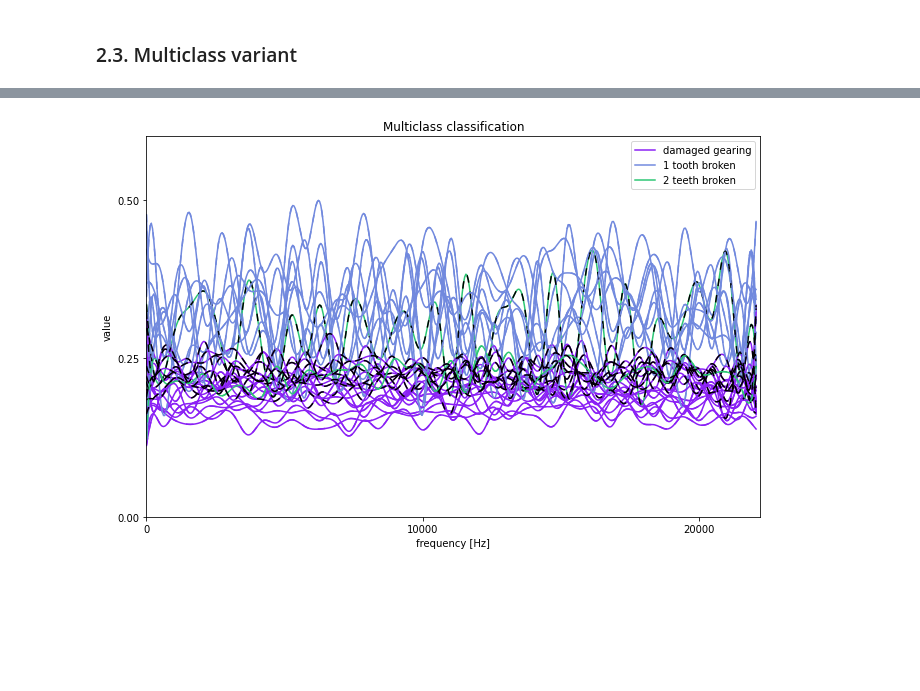
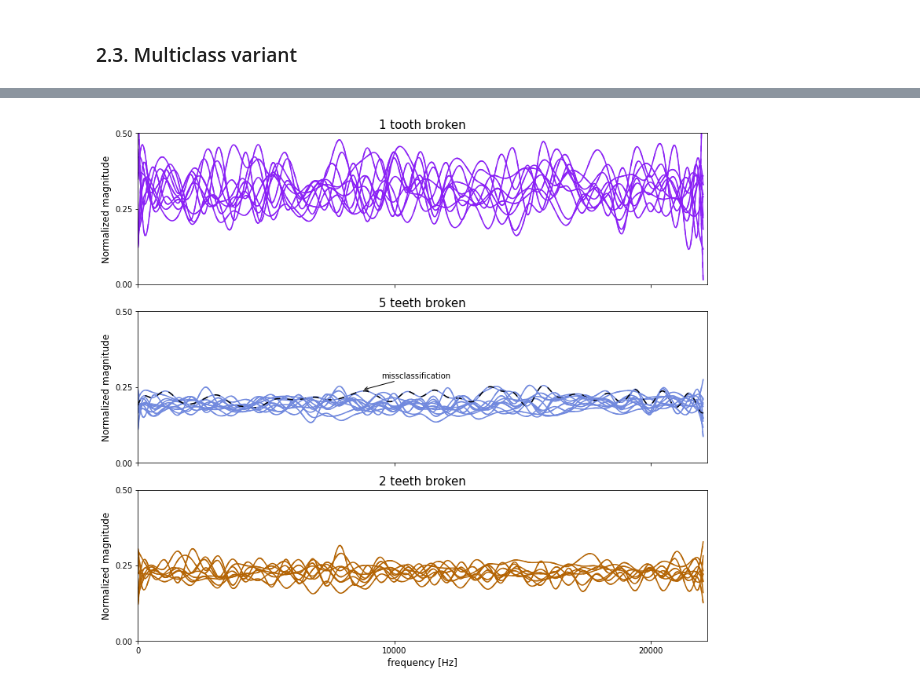
Before and after one commit to Porbi96/fda-time-series-classification, a Jupyter notebook: src/main.ipynb, the cells around one changed output, grey strips where cells are left out. Drawn from its saved outputs; the diff is of its cells as text; code cells hidden in the pictures; blank space fills up the shorter version.

Commit message:
Add figures, update main notebook

```diff
--- a/src/main.ipynb
+++ b/src/main.ipynb
@@ -324,12 +329,12 @@ The PostScript backend does not support transparency; partially transparent arti
 from multiclass_logistic_regression import MulticlassLogisticRegression
 
 # Choose three or more classes/datasets:
-fd1 = fd_up_fft
-fd2 = fd_1_fft
+fd1 = fd_1_fft
+fd2 = fd_5_fft
 fd3 = fd_2_fft
 
-fd1_label = 'damaged gearing'
-fd2_label = '1 tooth broken'
+fd1_label = '1 tooth broken'
+fd2_label = '5 teeth broken'
 fd3_label = '2 teeth broken'
 
 # Dataset concatenation:
@@ -364,13 +369,13 @@ fd_size = fd_basis.n_samples
 y = fd_size//3*[0] + fd_size//3*[1] + fd_size//3*[2]
 
 # Splitting with help of scikit-learn function:
-# x_train, x_val, y_train, y_val = train_test_split(fd_basis, y, test_size=0.3, random_state=55, shuffle=True)
+x_train, x_val, y_train, y_val = train_test_split(fd_basis, y, test_size=0.34, random_state=21, shuffle=True, stratify=y)
 
 # Or splitting on two exact parts - may work better with small datasets as this one
-x_train = fd_basis[::3].concatenate(fd_basis[1::3])
-x_val = fd_basis[2::3]
-y_train = y[::3] + y[1::3]
-y_val = y[2::3]
+# x_train = fd_basis[::3].concatenate(fd_basis[1::3])
+# x_val = fd_basis[2::3]
+# y_train = y[::3] + y[1::3]
+# y_val = y[2::3]
 
 model = MulticlassLogisticRegression()
 model.fit(x_train, y_train)
@@ -425,39 +430,77 @@ labels_wrong[y_pred != y_val] = 'wrong'
 colors = {
     fd1_label: '#8a20f5',
     fd2_label: '#7189de',
-    fd3_label: '#2cc774',
+    fd3_label: '#b46404',
     'wrong': 'black'
 }
 
-fig, ax = plt.subplots(1, figsize=(11, 7))
-x_val.plot(
-    axes=ax,
-    group=labels_pred,
+fig, axes = plt.subplots(3, 1, figsize=(11, 10), sharex=True)
+fig.set_tight_layout(True)
+x_val[y_pred==0].plot(
+    axes=axes[0],
+    group=labels_pred[y_pred==0],
     group_colors=colors,
     linewidth=1.5,
 )
-
-x_val.plot(
-    axes=ax,
-    group=labels_wrong,
+x_val[y_pred==0].plot(
+    axes=axes[0],
+    group=labels_wrong[y_pred==0],
     group_colors=colors,
     linewidth=1.5,
     linestyle=(0, (5, 6))
 )
 
+x_val[y_pred==1].plot(
+    axes=axes[1],
+    group=labels_pred[y_pred==1],
+    group_colors=colors,
+    linewidth=1.5,
+)
+x_val[y_pred==1].plot(
+    axes=axes[1],
+    group=labels_wrong[y_pred==1],
+    group_colors=colors,
+    linewidth=1.5,
+    linestyle=(0, (5, 6))
+)
 
-ax.set_title("Multiclass classification")
-ax.set(xlabel='frequency [Hz]', ylabel='value')
-ax.legend([fd1_label, fd2_label, fd3_label])
-ax.xaxis.set_ticks(np.arange(0, 23000, 10000))
-ax.yaxis.set_ticks(np.arange(0, 0.6, 0.25))
-leg = ax.get_legend()
-leg.legendHandles[0].set_color(colors[fd1_label])
-leg.legendHandles[1].set_color(colors[fd2_label])
-leg.legendHandles[2].set_color(colors[fd3_label])
-plt.ylim([0, 0.6])
-plt.xlim([0, 22200])
+x_val[y_pred==2].plot(
+    axes=axes[2],
+    group=labels_pred[y_pred==2],
+    group_colors=colors,
+    linewidth=1.5,
+)
+x_val[y_pred==2].plot(
+    axes=axes[2],
+    group=labels_wrong[y_pred==2],
+    group_colors=colors,
+    linewidth=1.5,
+    linestyle=(0, (5, 6))
+)
 
+axes[0].set_title(fd1_label, fontsize=15)
+axes[0].set_ylabel('Normalized magnitude', fontsize=12)
+axes[0].xaxis.set_ticks(np.arange(0, 23000, 10000))
+axes[0].yaxis.set_ticks(np.arange(0, 0.6, 0.25))
+axes[0].set_ylim([0, 0.5])
+axes[0].set_xlim([0, 22200])
+
+axes[1].set_title(fd2_label, fontsize=15)
+axes[1].set_ylabel('Normalized magnitude', fontsize=12)
+axes[1].xaxis.set_ticks(np.arange(0, 23000, 10000))
+axes[1].yaxis.set_ticks(np.arange(0, 0.6, 0.25))
+axes[1].set_ylim([0, 0.5])
+axes[1].set_xlim([0, 22200])
+
+axes[2].set_title(fd3_label, fontsize=15)
+axes[2].set_xlabel('frequency [Hz]', fontsize=12)
+axes[2].set_ylabel('Normalized magnitude', fontsize=12)
+axes[2].xaxis.set_ticks(np.arange(0, 23000, 10000))
+axes[2].yaxis.set_ticks(np.arange(0, 0.6, 0.25))
+axes[2].set_ylim([0, 0.5])
+axes[2].set_xlim([0, 22200])
+
+axes[1].annotate("missclassification", xy=(8750, 0.24), xytext=(9500, 0.28), arrowprops=dict(arrowstyle="->"))
 
 plt.savefig("../docs/imgs/multiclass_classification.eps", dpi=300, bbox_inches='tight')
 plt.show()
@@ -466 +508 @@ The PostScript backend does not support transparency; partially transparent arti
-[figure, old version]
+[figure, new version]
```
Also changed, not shown: parts of 8 cells of this notebook, 14 other files.
